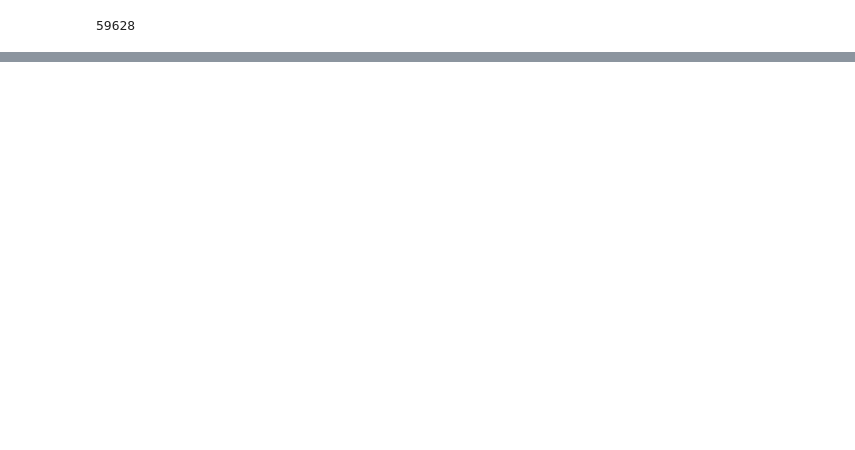
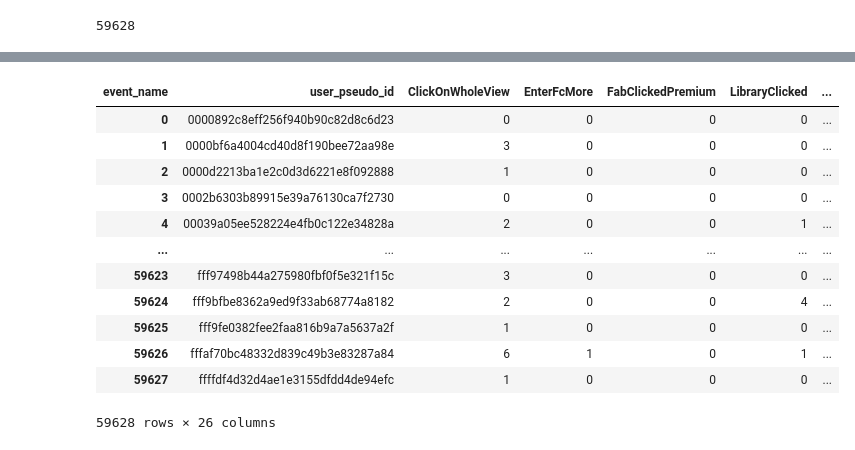
Before and after one commit to danielquer/ironhack-project-2, a Jupyter notebook: Project2_first.ipynb, the cells around one changed output, grey strips where cells are left out. Saved outputs shown, nothing was run; the diff lists cells and outputs as text; code cells hidden in the pictures; blank space fills up the shorter version.

```diff
--- a/Project2_first.ipynb
+++ b/Project2_first.ipynb
@@ -332,0 +317,16 @@ df_log.head()
+# %%
+df_log
+# %% [output]
+| event_name | user_pseudo_id | ClickOnWholeView | EnterFcMore | FabClickedPremium | LibraryClicked | ... |
+| 0 | 0000892c8eff256f940b90c82d8c6d23 | 0 | 0 | 0 | 0 | ... |
+| 1 | 0000bf6a4004cd40d8f190bee72aa98e | 3 | 0 | 0 | 0 | ... |
+| 2 | 0000d2213ba1e2c0d3d6221e8f092888 | 1 | 0 | 0 | 0 | ... |
+| 3 | 0002b6303b89915e39a76130ca7f2730 | 0 | 0 | 0 | 0 | ... |
+| 4 | 00039a05ee528224e4fb0c122e34828a | 2 | 0 | 0 | 1 | ... |
+| ... | ... | ... | ... | ... | ... | ... |
+| 59623 | fff97498b44a275980fbf0f5e321f15c | 3 | 0 | 0 | 0 | ... |
+| 59624 | fff9bfbe8362a9ed9f33ab68774a8182 | 2 | 0 | 0 | 4 | ... |
+| 59625 | fff9fe0382fee2faa816b9a7a5637a2f | 1 | 0 | 0 | 0 | ... |
+| 59626 | fffaf70bc48332d839c49b3e83287a84 | 6 | 1 | 0 | 1 | ... |
+| 59627 | ffffdf4d32d4ae1e3155dfdd4de94efc | 1 | 0 | 0 | 0 | ... |
+59628 rows × 26 columns
```
Also changed, not shown: parts of 12 cells of this notebook.
